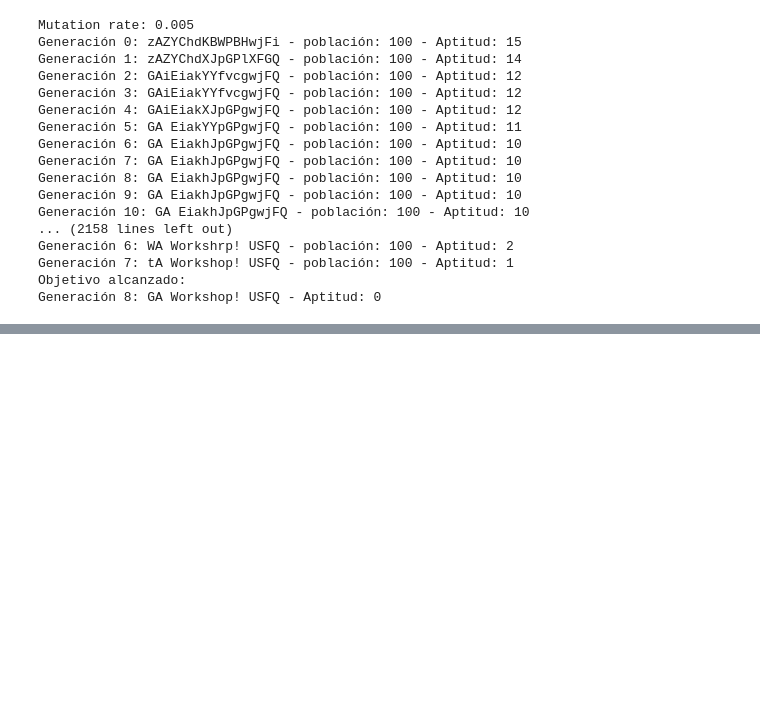
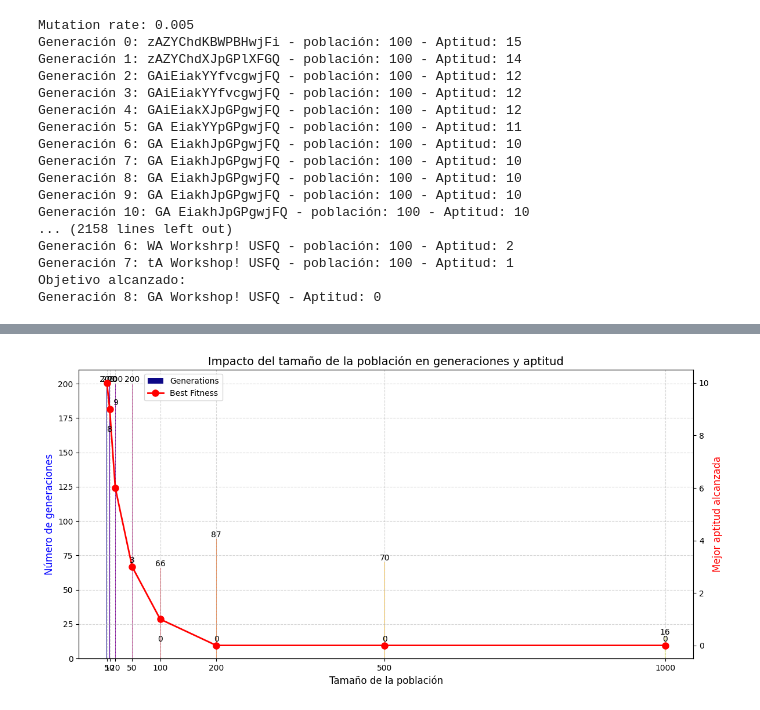
Before and after one commit to Borreguin/WorkShopUSFQ, a Jupyter notebook: Taller4/P1_GA/GA.ipynb, the cells around one changed output, grey strips where cells are left out. Drawn from its saved outputs; the diff is of its cells as text; code cells hidden in the pictures; blank space fills up the shorter version.

Commit message:
Carga de punto 6 en la rama de usuario

```diff
--- a/Taller4/P1_GA/GA.ipynb
+++ b/Taller4/P1_GA/GA.ipynb
@@ -269,0 +350,56 @@ Generación 8: GA Workshop! USFQ - Aptitud: 0
+# %%
+import matplotlib.pyplot as plt
+import numpy as np
+from scipy.ndimage import gaussian_filter1d
+
+# Datos obtenidos
+population_sizes = [5, 10, 20, 50, 100, 200, 500, 1000]
+generations = [200, 200, 200, 200, 66, 87, 70, 16]
+best_fitness = [12, 8, 9, 3, 0, 0, 0, 0]
+
+# Crear colores degradados para las barras
+colors = plt.cm.plasma(np.linspace(0, 1, len(population_sizes)))
+
+# Crear un gráfico de barras para el número de generaciones
+fig, ax1 = plt.subplots(figsize=(12, 6))
+
+# Graficar barras para generaciones con colores degradados
+bars = ax1.bar(population_sizes, generations, color=colors, edgecolor='none', label='Generations')
+
+# Configuración del eje Y para generaciones
+ax1.set_xlabel('Tamaño de la población', fontsize=12)
+ax1.set_ylabel('Número de generaciones', color='b', fontsize=12)
+ax1.set_title('Impacto del tamaño de la población en generaciones y aptitud', fontsize=14)
+ax1.set_xticks(population_sizes)
+ax1.set_xticklabels(population_sizes, fontsize=10)
+ax1.grid(True, linestyle='--', alpha=0.5)
+
+# Añadir etiquetas en las barras
+for bar in bars:
+    yval = bar.get_height()
+    ax1.text(bar.get_x() + bar.get_width()/2, yval, int(yval), ha='center', va='bottom', fontsize=10)
+
+# Crear un segundo eje Y para la aptitud
+ax2 = ax1.twinx()
+
+# Suavizar los datos de aptitud usando una función de suavizado Gaussian
+best_fitness_smooth = gaussian_filter1d(best_fitness, sigma=1)
+
+# Graficar la línea suavizada de aptitud
+ax2.plot(population_sizes, best_fitness_smooth, color='r', marker='o', markersize=8, linestyle='-', lw=2, label='Best Fitness')
+
+# Configuración del eje Y para aptitud
+ax2.set_ylabel('Mejor aptitud alcanzada', color='r', fontsize=12)
+
+# Añadir etiquetas a los puntos de aptitud
+for i, txt in enumerate(best_fitness):
+    ax2.annotate(txt, (population_sizes[i], best_fitness[i]), textcoords="offset points", xytext=(0, 5), ha='center', fontsize=10)
+
+# Ajustar la leyenda
+fig.legend(loc="upper left", bbox_to_anchor=(0.1,1), bbox_transform=ax1.transAxes, fontsize=10)
+
+# Mostrar el gráfico
+plt.tight_layout()
+plt.show()
+# %% [output]
+[figure, added]
```
Also changed, not shown: parts of 4 cells of this notebook.
